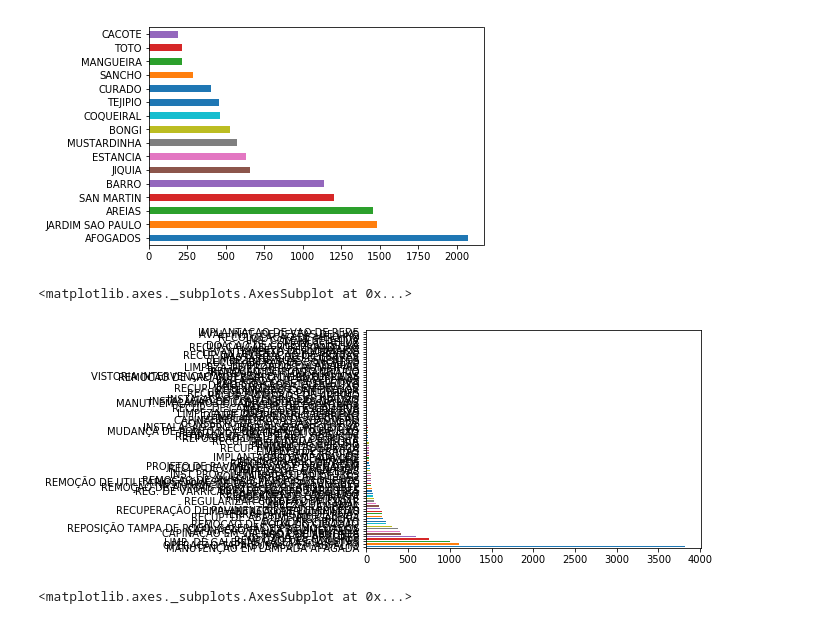
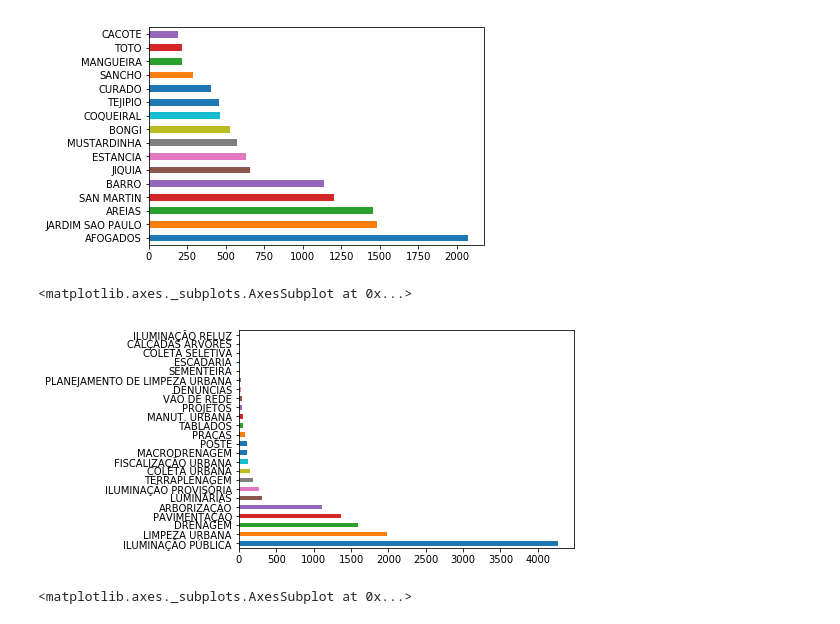
Before and after one commit to if1015-datascience-ufpe/2018-2-projeto-osboys, a Jupyter notebook: ExploratoryDataAnalysis.ipynb, the cells around one changed output. Cells and saved outputs as stored; diff of their text form; code cells hidden in the pictures.

Commit message:
Markdowns nas medidas estatisticas e melhoria no grafico de desc de servico

```diff
--- a/ExploratoryDataAnalysis.ipynb
+++ b/ExploratoryDataAnalysis.ipynb
@@ -230,10 +219,10 @@ display(soma)
 # %%
 #Plot graphs
 #(emlurb_df.loc[emlurb_df['RPA'].isin([6])])
-(emlurb_df.loc[emlurb_df['RPA'].isin([5])])['SERVICO_DESCRICAO'].value_counts().plot.barh()
+(emlurb_df.loc[emlurb_df['RPA'].isin([5])])['GRUPOSERVICO_DESCRICAO'].value_counts().plot.barh()
 # %% [output]
 <matplotlib.axes._subplots.AxesSubplot at 0x...>
-[figure, old version]
+[figure, new version]
 # %%
 #Plot graphs
 #(emlurb_df.loc[emlurb_df['RPA'].isin([6])])
```
Also changed, not shown: parts of 21 cells of this notebook.
